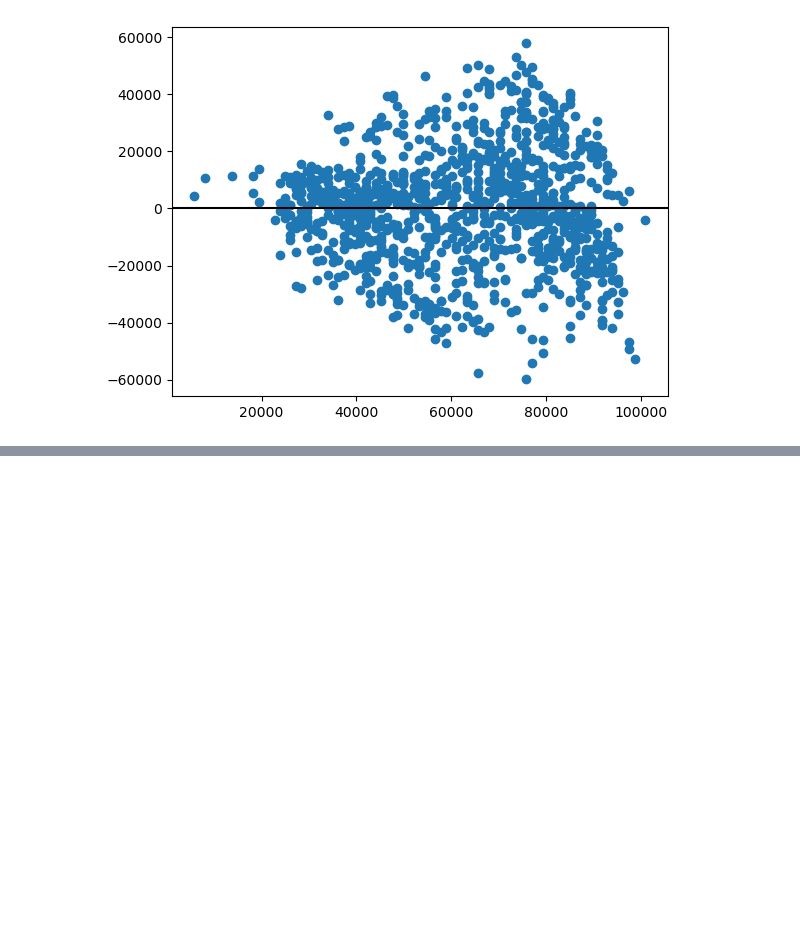
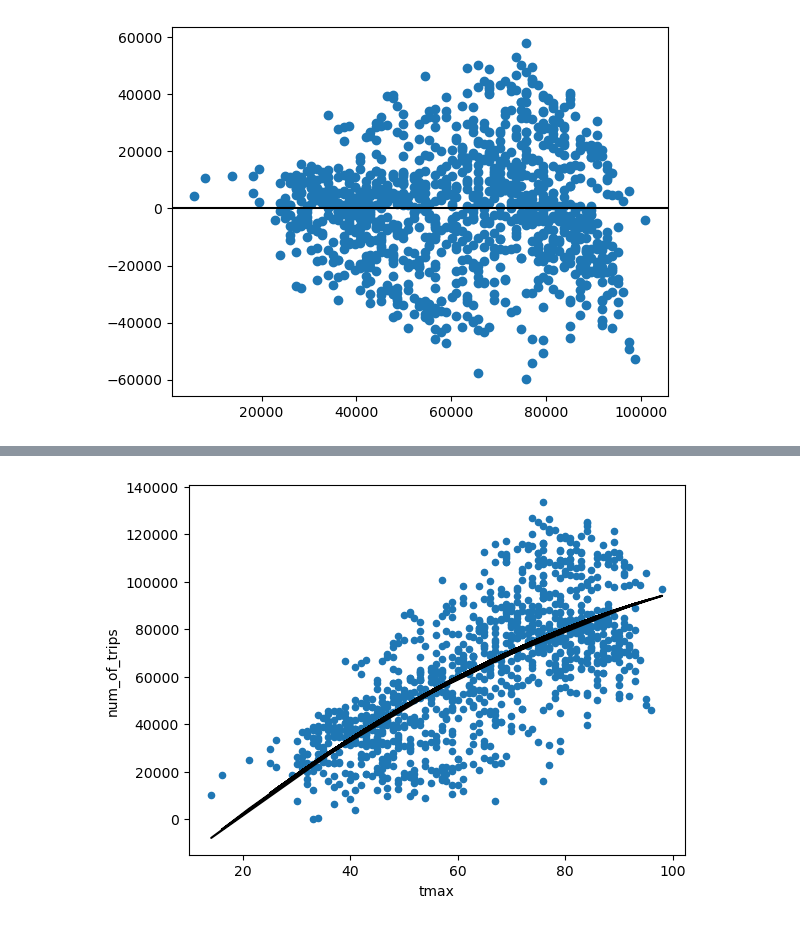
Before and after one commit to KagonDeans/citibikes, a Jupyter notebook: notebook/citibike_3.ipynb, the cells around one changed output, grey strips where cells are left out. Cells and saved outputs as stored; diff of their text form; code cells hidden in the pictures; blank space fills up the shorter version.

```diff
--- a/notebook/citibike_3.ipynb
+++ b/notebook/citibike_3.ipynb
@@ -141,3 +154,6 @@ plt.hlines(y = 0, xmin = xmin, xmax = xmax, color = 'black')
 plt.xlim(xmin, xmax);
 # %% [output]
 [figure]
+# %%
+lm_quad = smf.ols('num_of_trips ~ tmax + I(tmax**2)', data = citibike).fit()
+lm_quad.summary()
@@ -143,0 +183,5 @@ plt.xlim(xmin, xmax);
+# %%
+citibike.plot(x = 'tmax', y = 'num_of_trips', kind = 'scatter')
+plt.plot(citibike['tmax'], lm_quad.fittedvalues, color = 'black');
+# %% [output]
+[figure, added]
```
Also changed, not shown: parts of 26 cells of this notebook.
